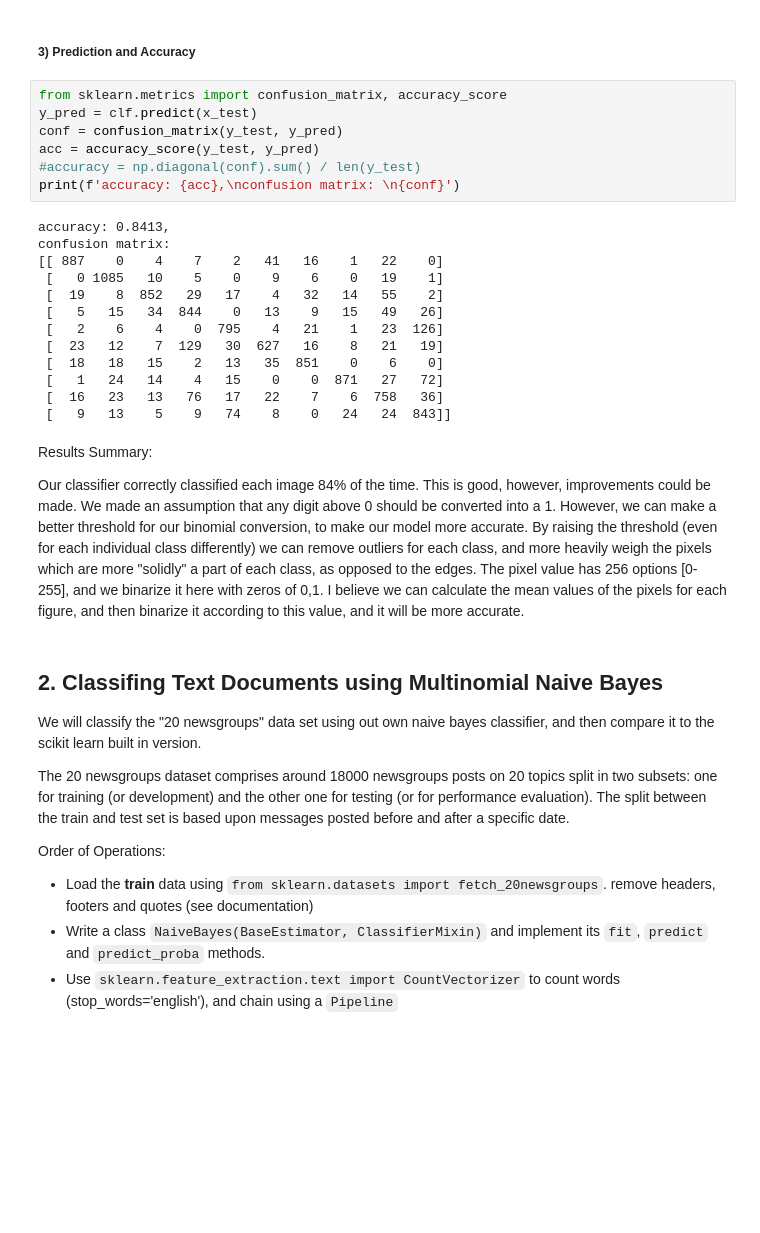
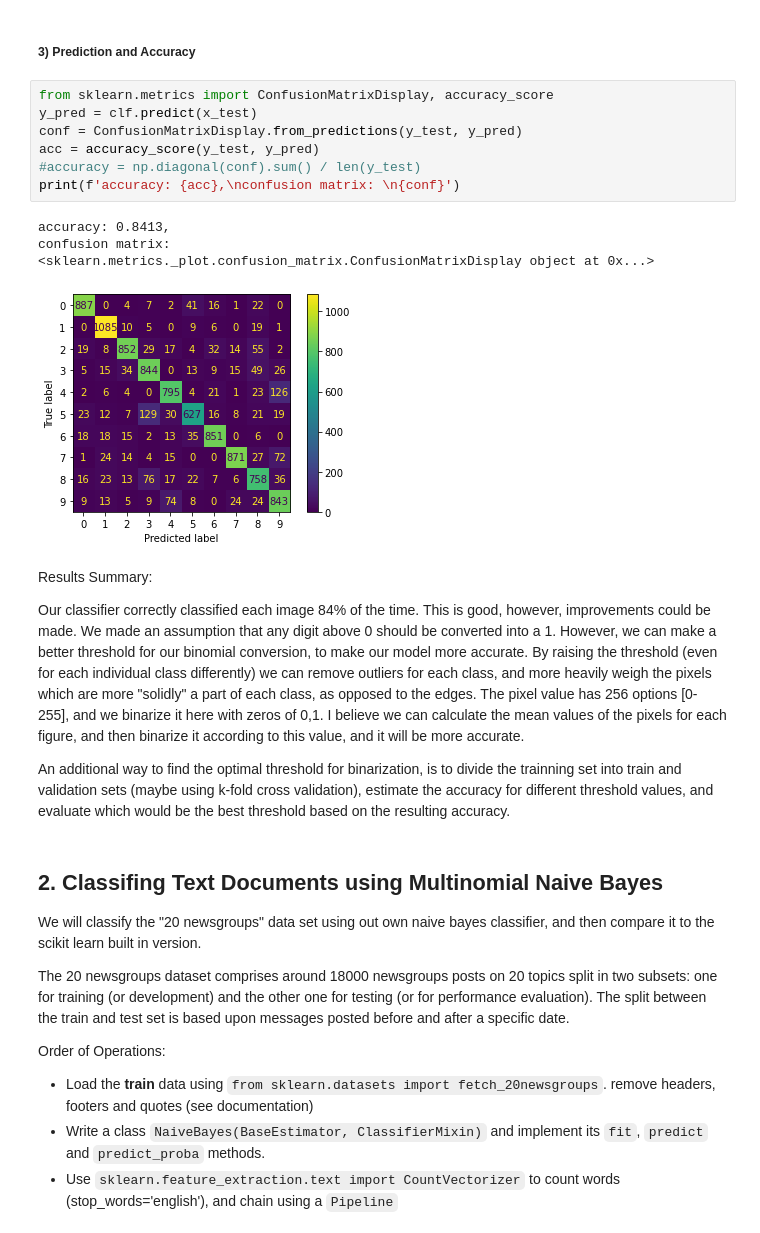
Before and after one commit to Shuaf98/Machine_Learning, a Jupyter notebook: supervised/NaiveBayes.ipynb, the cells around one changed output. Saved outputs shown, nothing was run; the diff lists cells and outputs as text; blank space fills up the shorter version.

```diff
--- a/supervised/NaiveBayes.ipynb
+++ b/supervised/NaiveBayes.ipynb
@@ -101,29 +104,23 @@ plt.tight_layout()
 # %% [markdown]
 ##### 3) Prediction and Accuracy
 # %%
-from sklearn.metrics import confusion_matrix, accuracy_score
+from sklearn.metrics import ConfusionMatrixDisplay, accuracy_score
 y_pred = clf.predict(x_test)
-conf = confusion_matrix(y_test, y_pred)
+conf = ConfusionMatrixDisplay.from_predictions(y_test, y_pred)
 acc = accuracy_score(y_test, y_pred)
 #accuracy = np.diagonal(conf).sum() / len(y_test)
 print(f'accuracy: {acc},\nconfusion matrix: \n{conf}')
 # %% [output]
 accuracy: 0.8413,
 confusion matrix:
-[[ 887    0    4    7    2   41   16    1   22    0]
- [   0 1085   10    5    0    9    6    0   19    1]
- [  19    8  852   29   17    4   32   14   55    2]
- [   5   15   34  844    0   13    9   15   49   26]
- [   2    6    4    0  795    4   21    1   23  126]
- [  23   12    7  129   30  627   16    8   21   19]
- [  18   18   15    2   13   35  851    0    6    0]
- [   1   24   14    4   15    0    0  871   27   72]
- [  16   23   13   76   17   22    7    6  758   36]
- [   9   13    5    9   74    8    0   24   24  843]]
+<sklearn.metrics._plot.confusion_matrix.ConfusionMatrixDisplay object at 0x...>
+[figure, added]
 # %% [markdown]
 Results Summary:
 
 Our classifier correctly classified each image 84% of the time. This is good, however, improvements could be made. We made an assumption that any digit above 0 should be converted into a 1. However, we can make a better threshold for our binomial conversion, to make our model more accurate. By raising the threshold (even for each individual class differently) we can remove outliers for each class, and more heavily weigh the pixels which are more "solidly" a part of each class, as opposed to the edges. The pixel value has 256 options [0-255], and we binarize it here with zeros of 0,1. I believe we can calculate the mean values of the pixels for each figure, and then binarize it according to this value, and it will be more accurate.
+
+An additional way to find the optimal threshold for binarization, is to divide the trainning set into train and validation sets (maybe using k-fold cross validation), estimate the accuracy for different threshold values, and evaluate which would be the best threshold based on the resulting accuracy.
 # %% [markdown]
 ## 2. Classifing Text Documents using Multinomial Naive Bayes
 We will classify the "20 newsgroups" data set using out own naive bayes classifier, and then compare it to the scikit learn built in version.
```
Also changed, not shown: parts of 2 cells of this notebook.
